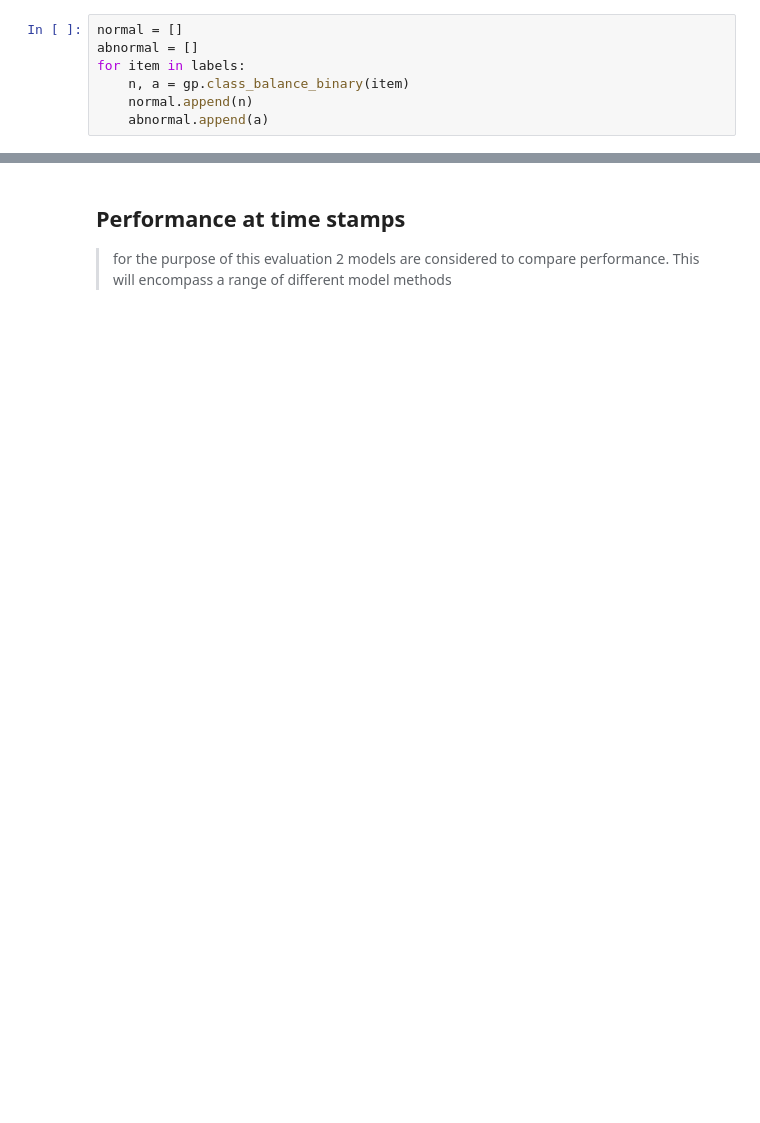
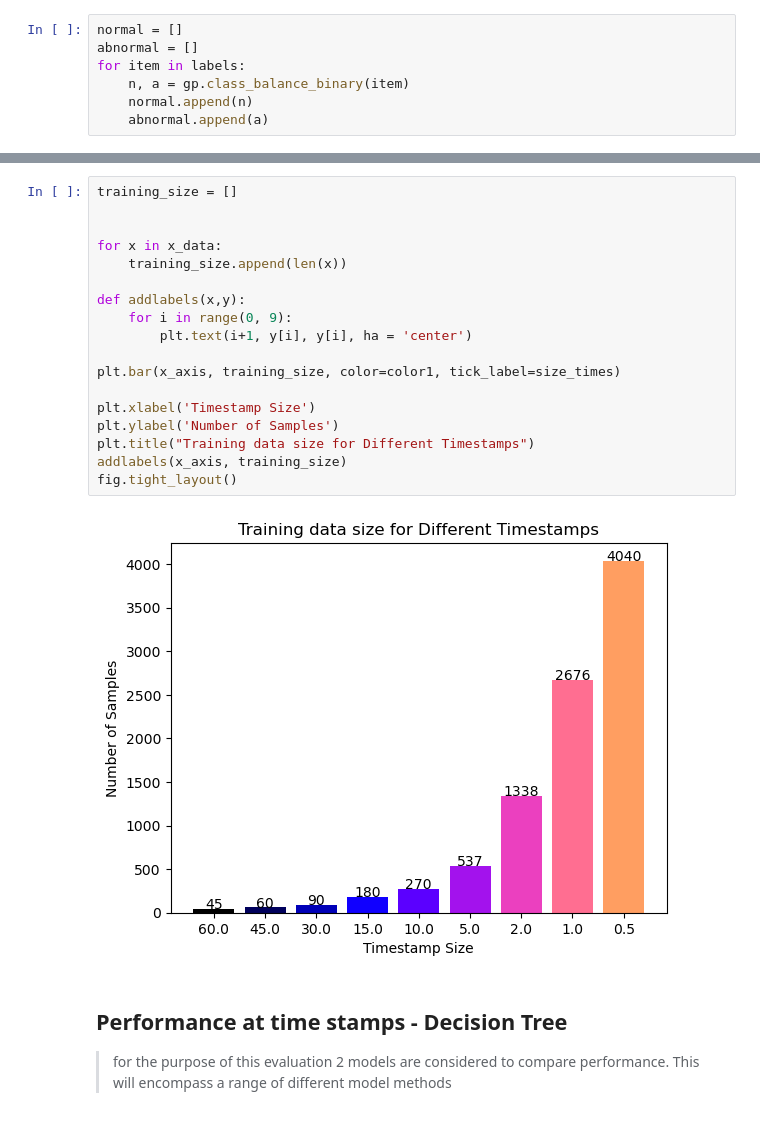
Before and after one commit to judebcampbell/ICSNetworkIDSBuilder, a Jupyter notebook: trainingSize.ipynb, the cells around one changed output, grey strips where cells are left out. Saved outputs shown, nothing was run; the diff lists cells and outputs as text; blank space fills up the shorter version.

```diff
--- a/trainingSize.ipynb
+++ b/trainingSize.ipynb
@@ -162,4 +196,24 @@ plt.show()
+# %%
+training_size = []
+
+
+for x in x_data:
+	training_size.append(len(x))
+
+def addlabels(x,y):
+    for i in range(0, 9):
+        plt.text(i+1, y[i], y[i], ha = 'center')
+
+plt.bar(x_axis, training_size, color=color1, tick_label=size_times)
+
+plt.xlabel('Timestamp Size')
+plt.ylabel('Number of Samples')
+plt.title("Training data size for Different Timestamps")
+addlabels(x_axis, training_size)
+fig.tight_layout()
+# %% [output]
+[figure, added]
 # %% [markdown]
-## Performance at time stamps
+## Performance at time stamps - Decision Tree
 
 > for the purpose of this evaluation 2 models are considered to compare performance. This will encompass a range of different model methods
```
Also changed, not shown: parts of 36 cells of this notebook, 8 other files.
